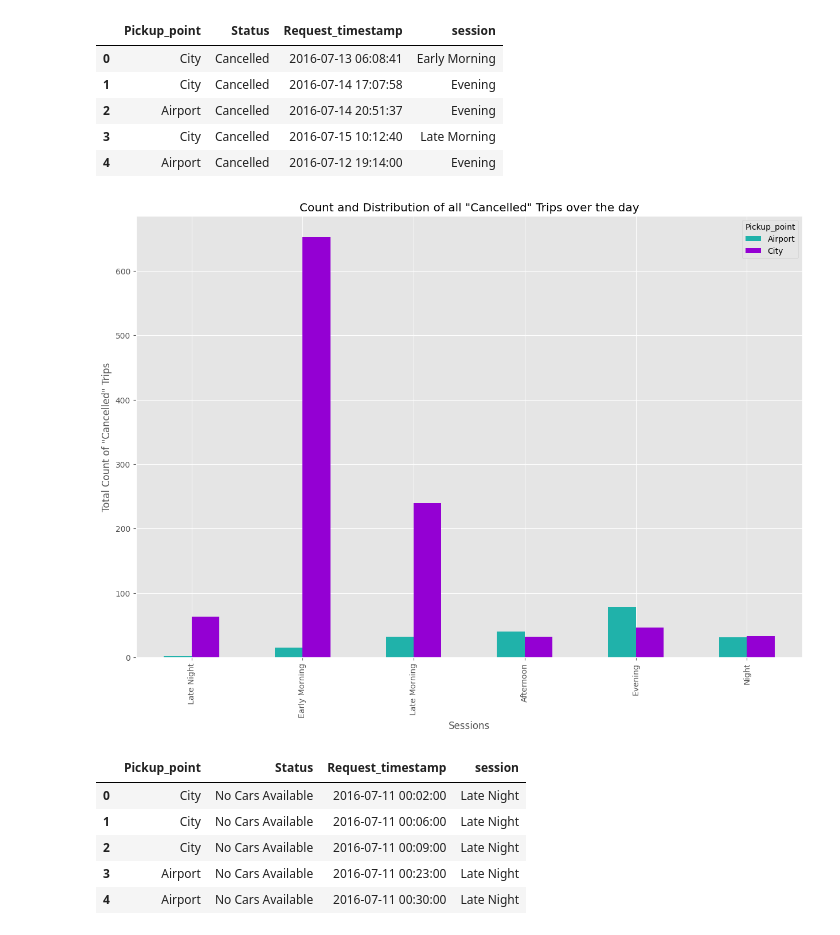
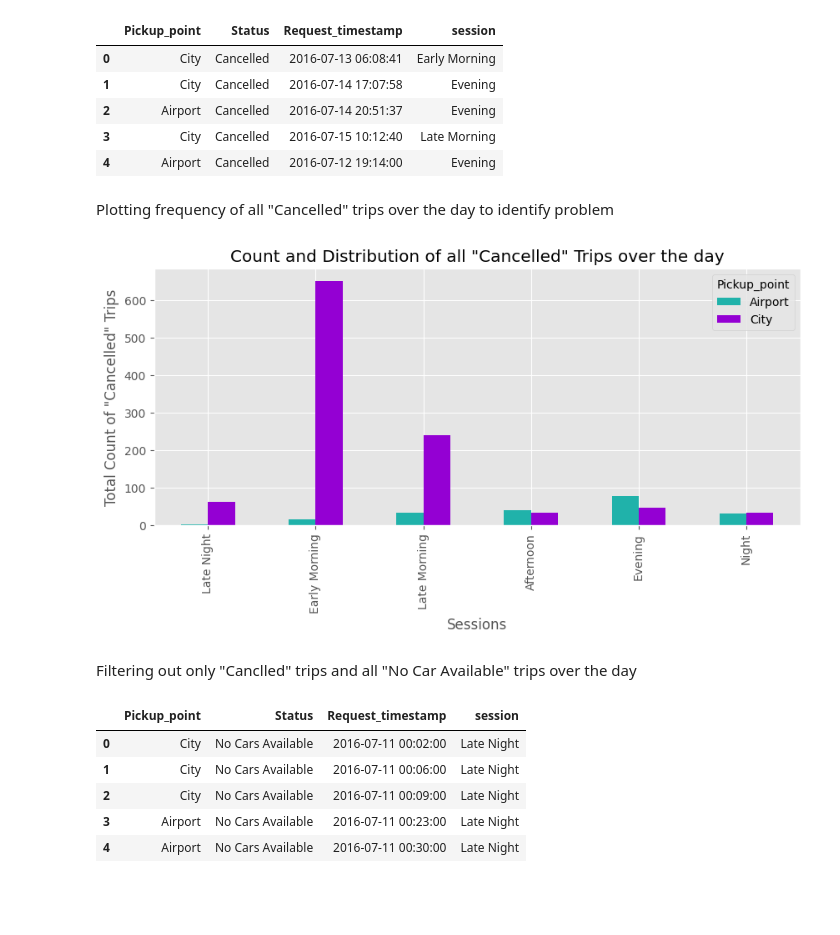
Before and after one commit to krtk06/Uber-Analysis, a Jupyter notebook: Uber_Supply_Analysis.ipynb, the cells around one changed output. Drawn from its saved outputs; the diff is of its cells as text; code cells hidden in the pictures; blank space fills up the shorter version.

```diff
--- a/Uber_Supply_Analysis.ipynb
+++ b/Uber_Supply_Analysis.ipynb
@@ -96,22 +102,25 @@ df_tripscancelled.head()
 | 2 | Airport | Cancelled | 2016-07-14 20:51:37 | Evening |
 | 3 | City | Cancelled | 2016-07-15 10:12:40 | Late Morning |
 | 4 | Airport | Cancelled | 2016-07-12 19:14:00 | Evening |
+# %% [markdown]
+Plotting frequency of all "Cancelled" trips over the day to identify problem
 # %%
-# plotting share/frequency of all Cancelled trips over the day to identify problem areas
 plt.style.use('ggplot')
 colors = ["#20B2AA", "#9400D3"]
 df_tripscancelled.groupby(
     ['session', 'Pickup_point'],
     observed=True
 ).Pickup_point.count().unstack().plot.bar(
     legend=True,
-    figsize=(15, 10),
+    figsize=(10,4),
     color=colors
 )
 plt.title('Count and Distribution of all "Cancelled" Trips over the day')
 plt.xlabel('Sessions')
 plt.ylabel('Total Count of "Cancelled" Trips')
 plt.show()
 # %% [output]
-[figure, old version]
+[figure, new version]
+# %% [markdown]
+Filtering out only "Canclled" trips and all "No Car Available" trips over the day
 # %%
```
Also changed, not shown: parts of 23 cells of this notebook.
